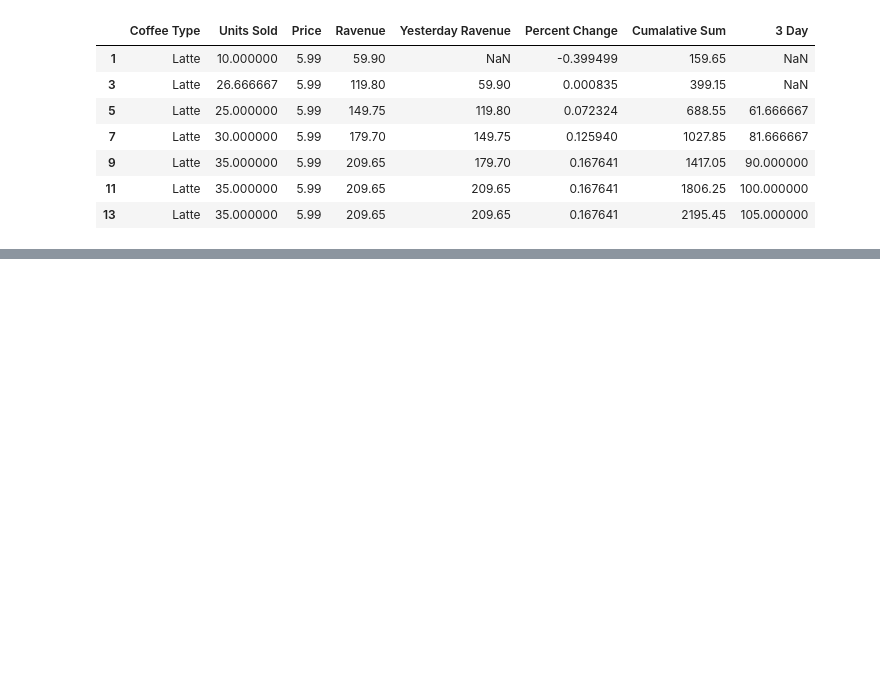
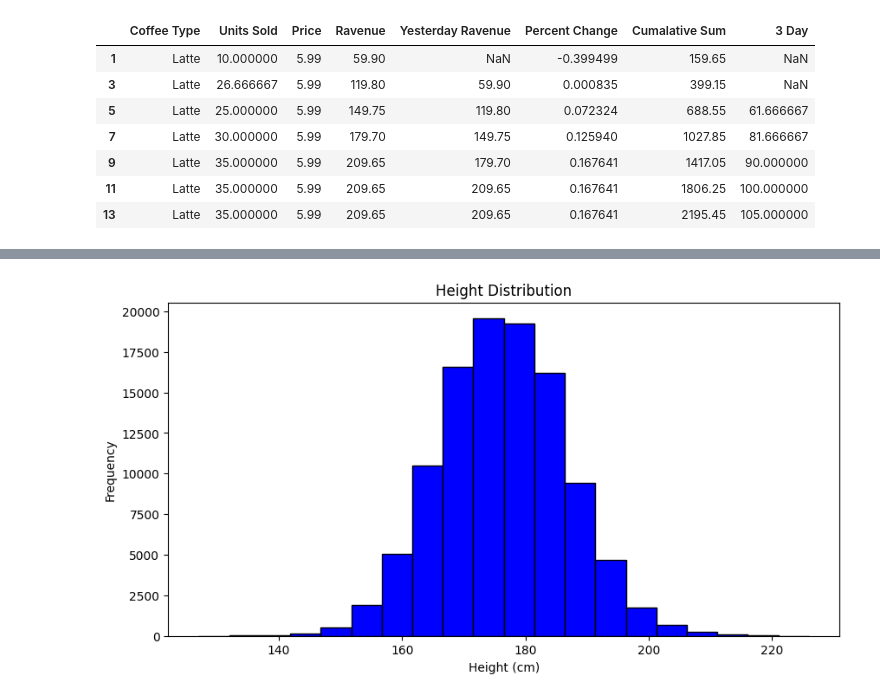
Before and after one commit to Anjasfedo/data-analysis, a Jupyter notebook: Pandas.ipynb, the cells around one changed output, grey strips where cells are left out. Drawn from its saved outputs; the diff is of its cells as text; code cells hidden in the pictures; blank space fills up the shorter version.

```diff
--- a/Pandas.ipynb
+++ b/Pandas.ipynb
@@ -1562,0 +1698,14 @@ See the caveats in the documentation: https://pandas.pydata.org/pandas-docs/stab
+# %%
+import pandas as pd
+from matplotlib import pyplot as plt
+
+bios_filtered = bios.dropna(subset=['height_cm'])
+
+plt.figure(figsize=(10, 5))
+plt.hist(bios_filtered['height_cm'], bins=20, color='b', edgecolor='k')
+plt.title('Height Distribution')
+plt.xlabel('Height (cm)')
+plt.ylabel('Frequency')
+plt.show()
+# %% [output]
+[figure, added]
```
Also changed, not shown: parts of 10 cells of this notebook.
